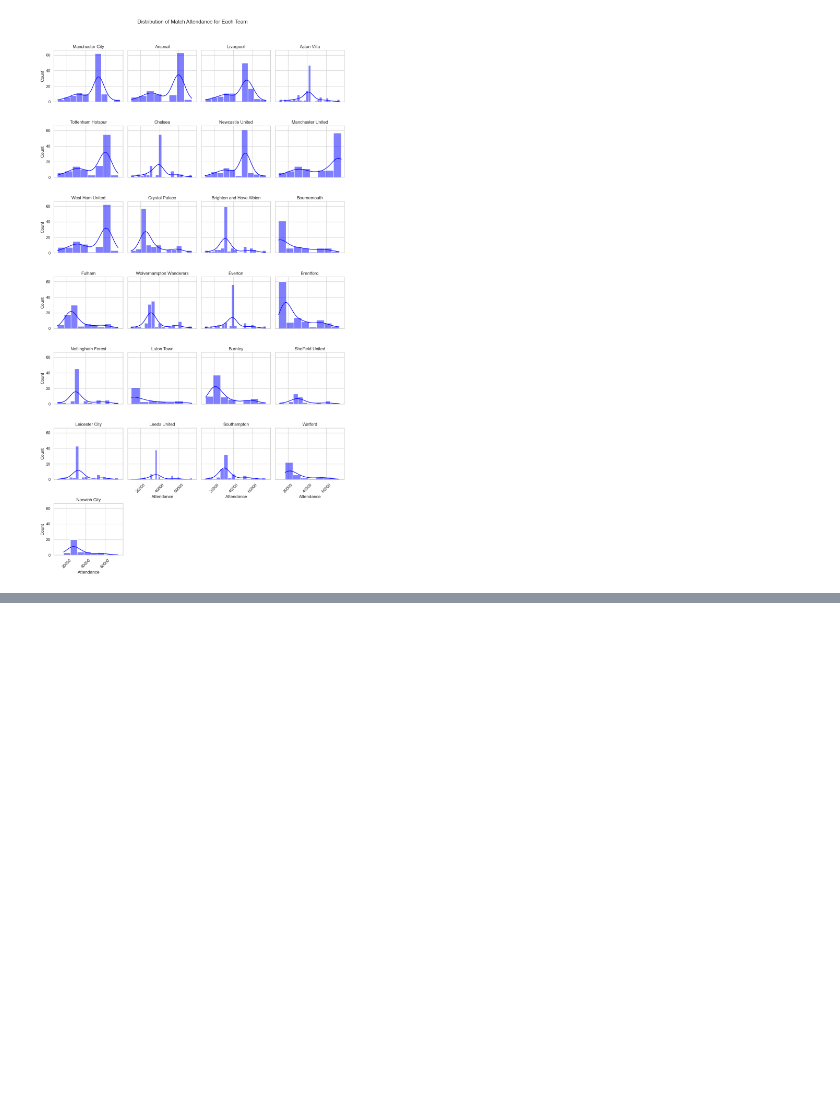
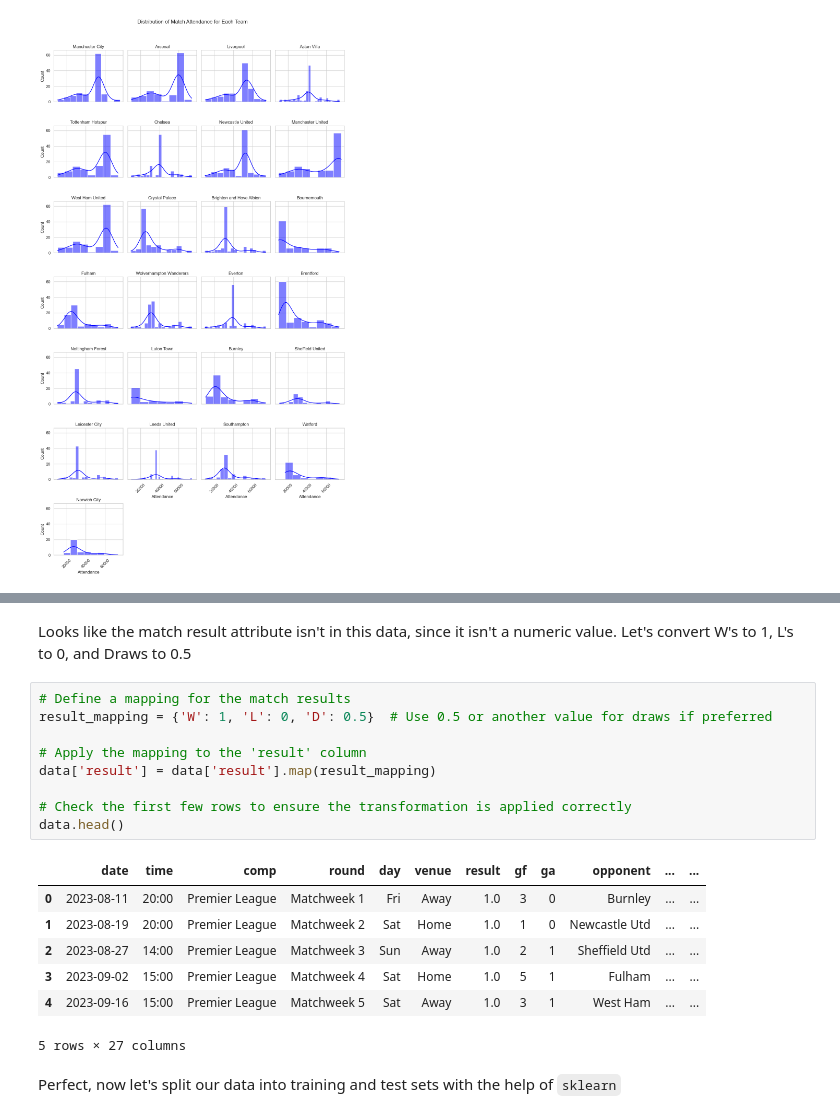
Before and after one commit to arjuna26/CPSC322-final, a Jupyter notebook: mining.ipynb, the cells around one changed output, grey strips where cells are left out. Drawn from its saved outputs; the diff is of its cells as text; blank space fills up the shorter version.

Commit message:
train test split saved files

````diff
--- a/mining.ipynb
+++ b/mining.ipynb
@@ -139,0 +152,21 @@ plt.show()
+# %% [markdown]
+Looks like the match result attribute isn't in this data, since it isn't a numeric value. Let's convert W's to 1, L's to 0, and Draws to 0.5
+# %%
+# Define a mapping for the match results
+result_mapping = {'W': 1, 'L': 0, 'D': 0.5}  # Use 0.5 or another value for draws if preferred
+
+# Apply the mapping to the 'result' column
+data['result'] = data['result'].map(result_mapping)
+
+# Check the first few rows to ensure the transformation is applied correctly
+data.head()
+# %% [output]
+|  | date | time | comp | round | day | venue | result | gf | ga | opponent | ... | ... |
+| 0 | 2023-08-11 | 20:00 | Premier League | Matchweek 1 | Fri | Away | 1.0 | 3 | 0 | Burnley | ... | ... |
+| 1 | 2023-08-19 | 20:00 | Premier League | Matchweek 2 | Sat | Home | 1.0 | 1 | 0 | Newcastle Utd | ... | ... |
+| 2 | 2023-08-27 | 14:00 | Premier League | Matchweek 3 | Sun | Away | 1.0 | 2 | 1 | Sheffield Utd | ... | ... |
+| 3 | 2023-09-02 | 15:00 | Premier League | Matchweek 4 | Sat | Home | 1.0 | 5 | 1 | Fulham | ... | ... |
+| 4 | 2023-09-16 | 15:00 | Premier League | Matchweek 5 | Sat | Away | 1.0 | 3 | 1 | West Ham | ... | ... |
+5 rows × 27 columns
+# %% [markdown]
+Perfect, now let's split our data into training and test sets with the help of ```sklearn```
````
Also changed, not shown: parts of 3 cells of this notebook, 2 other files.
